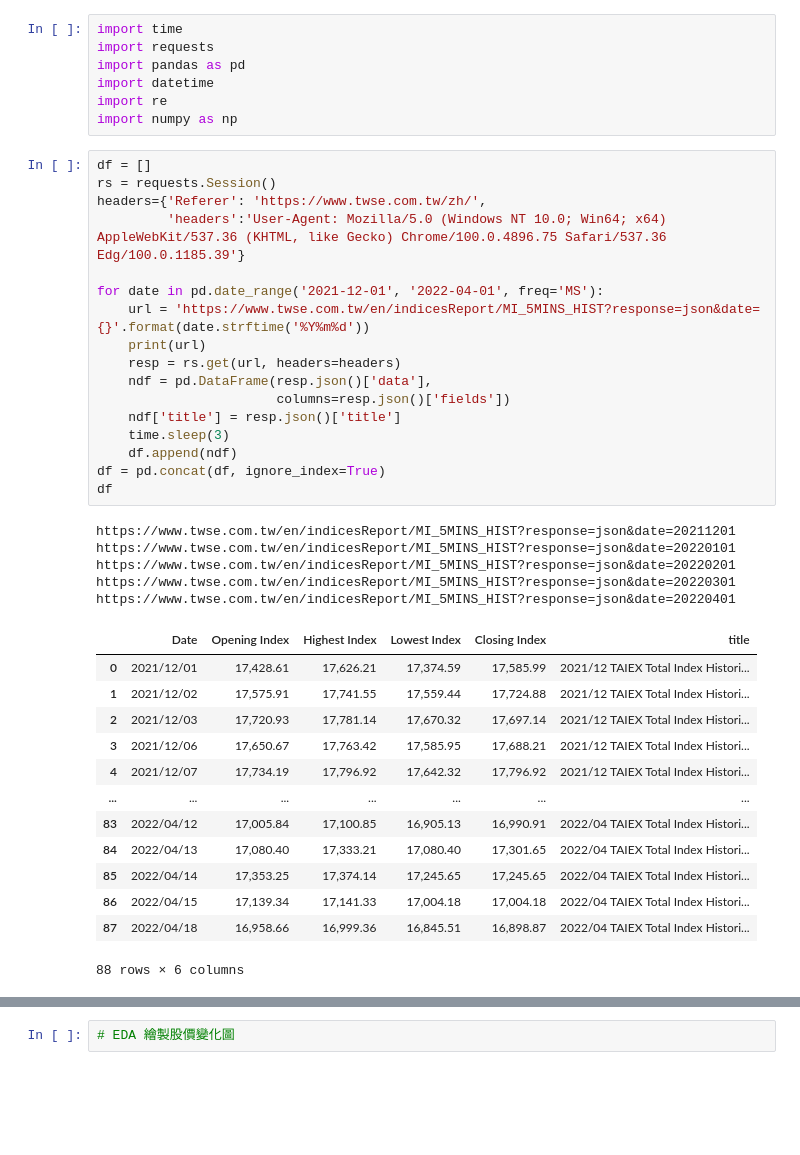
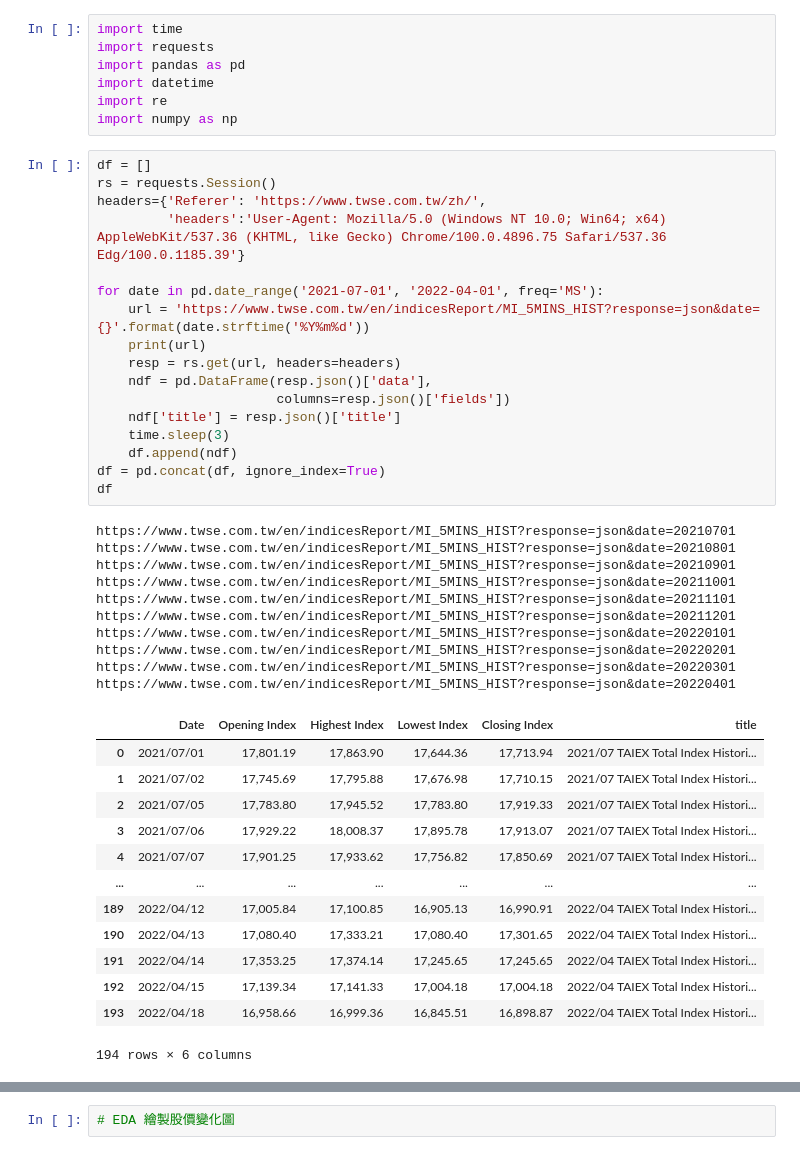
Before and after one commit to tlyu0419/Stock-Prediction-Using-Facebook-Sentiment-with-Python, a Jupyter notebook: 03_Stock_Price.ipynb, the cells around one changed output, grey strips where cells are left out. Cells and saved outputs as stored; diff of their text form; blank space fills up the shorter version.

```diff
--- a/03_Stock_Price.ipynb
+++ b/03_Stock_Price.ipynb
@@ -14,39 +14,44 @@ import numpy as np
 # %%
 df = []
 rs = requests.Session()
 headers={'Referer': 'https://www.twse.com.tw/zh/',
          'headers':'User-Agent: Mozilla/5.0 (Windows NT 10.0; Win64; x64) AppleWebKit/537.36 (KHTML, like Gecko) Chrome/100.0.4896.75 Safari/537.36 Edg/100.0.1185.39'}
 
-for date in pd.date_range('2021-12-01', '2022-04-01', freq='MS'):
+for date in pd.date_range('2021-07-01', '2022-04-01', freq='MS'):
     url = 'https://www.twse.com.tw/en/indicesReport/MI_5MINS_HIST?response=json&date={}'.format(date.strftime('%Y%m%d'))
     print(url)
     resp = rs.get(url, headers=headers)
     ndf = pd.DataFrame(resp.json()['data'],
                        columns=resp.json()['fields'])
     ndf['title'] = resp.json()['title']
     time.sleep(3)
     df.append(ndf)
 df = pd.concat(df, ignore_index=True)
 df
 # %% [output]
+https://www.twse.com.tw/en/indicesReport/MI_5MINS_HIST?response=json&date=20210701
+https://www.twse.com.tw/en/indicesReport/MI_5MINS_HIST?response=json&date=20210801
+https://www.twse.com.tw/en/indicesReport/MI_5MINS_HIST?response=json&date=20210901
+https://www.twse.com.tw/en/indicesReport/MI_5MINS_HIST?response=json&date=20211001
+https://www.twse.com.tw/en/indicesReport/MI_5MINS_HIST?response=json&date=20211101
 https://www.twse.com.tw/en/indicesReport/MI_5MINS_HIST?response=json&date=20211201
 https://www.twse.com.tw/en/indicesReport/MI_5MINS_HIST?response=json&date=20220101
 https://www.twse.com.tw/en/indicesReport/MI_5MINS_HIST?response=json&date=20220201
 https://www.twse.com.tw/en/indicesReport/MI_5MINS_HIST?response=json&date=20220301
 https://www.twse.com.tw/en/indicesReport/MI_5MINS_HIST?response=json&date=20220401
 |  | Date | Opening Index | Highest Index | Lowest Index | Closing Index | title |
-| 0 | 2021/12/01 | 17,428.61 | 17,626.21 | 17,374.59 | 17,585.99 | 2021/12 TAIEX Total Index Histori... |
-| 1 | 2021/12/02 | 17,575.91 | 17,741.55 | 17,559.44 | 17,724.88 | 2021/12 TAIEX Total Index Histori... |
-| 2 | 2021/12/03 | 17,720.93 | 17,781.14 | 17,670.32 | 17,697.14 | 2021/12 TAIEX Total Index Histori... |
-| 3 | 2021/12/06 | 17,650.67 | 17,763.42 | 17,585.95 | 17,688.21 | 2021/12 TAIEX Total Index Histori... |
-| 4 | 2021/12/07 | 17,734.19 | 17,796.92 | 17,642.32 | 17,796.92 | 2021/12 TAIEX Total Index Histori... |
+| 0 | 2021/07/01 | 17,801.19 | 17,863.90 | 17,644.36 | 17,713.94 | 2021/07 TAIEX Total Index Histori... |
+| 1 | 2021/07/02 | 17,745.69 | 17,795.88 | 17,676.98 | 17,710.15 | 2021/07 TAIEX Total Index Histori... |
+| 2 | 2021/07/05 | 17,783.80 | 17,945.52 | 17,783.80 | 17,919.33 | 2021/07 TAIEX Total Index Histori... |
+| 3 | 2021/07/06 | 17,929.22 | 18,008.37 | 17,895.78 | 17,913.07 | 2021/07 TAIEX Total Index Histori... |
+| 4 | 2021/07/07 | 17,901.25 | 17,933.62 | 17,756.82 | 17,850.69 | 2021/07 TAIEX Total Index Histori... |
 | ... | ... | ... | ... | ... | ... | ... |
-| 83 | 2022/04/12 | 17,005.84 | 17,100.85 | 16,905.13 | 16,990.91 | 2022/04 TAIEX Total Index Histori... |
-| 84 | 2022/04/13 | 17,080.40 | 17,333.21 | 17,080.40 | 17,301.65 | 2022/04 TAIEX Total Index Histori... |
-| 85 | 2022/04/14 | 17,353.25 | 17,374.14 | 17,245.65 | 17,245.65 | 2022/04 TAIEX Total Index Histori... |
-| 86 | 2022/04/15 | 17,139.34 | 17,141.33 | 17,004.18 | 17,004.18 | 2022/04 TAIEX Total Index Histori... |
-| 87 | 2022/04/18 | 16,958.66 | 16,999.36 | 16,845.51 | 16,898.87 | 2022/04 TAIEX Total Index Histori... |
+| 189 | 2022/04/12 | 17,005.84 | 17,100.85 | 16,905.13 | 16,990.91 | 2022/04 TAIEX Total Index Histori... |
+| 190 | 2022/04/13 | 17,080.40 | 17,333.21 | 17,080.40 | 17,301.65 | 2022/04 TAIEX Total Index Histori... |
+| 191 | 2022/04/14 | 17,353.25 | 17,374.14 | 17,245.65 | 17,245.65 | 2022/04 TAIEX Total Index Histori... |
+| 192 | 2022/04/15 | 17,139.34 | 17,141.33 | 17,004.18 | 17,004.18 | 2022/04 TAIEX Total Index Histori... |
+| 193 | 2022/04/18 | 16,958.66 | 16,999.36 | 16,845.51 | 16,898.87 | 2022/04 TAIEX Total Index Histori... |
-88 rows × 6 columns
+194 rows × 6 columns
 # %%
 df['Date'] = df['Date'].apply(lambda x: datetime.datetime.strptime(x, '%Y/%m/%d'))
 df['Opening Index'] = df['Opening Index'].apply(lambda x: float(re.sub(',', '', x)))
```
Also changed, not shown: parts of 6 cells of this notebook, 7 other files.
